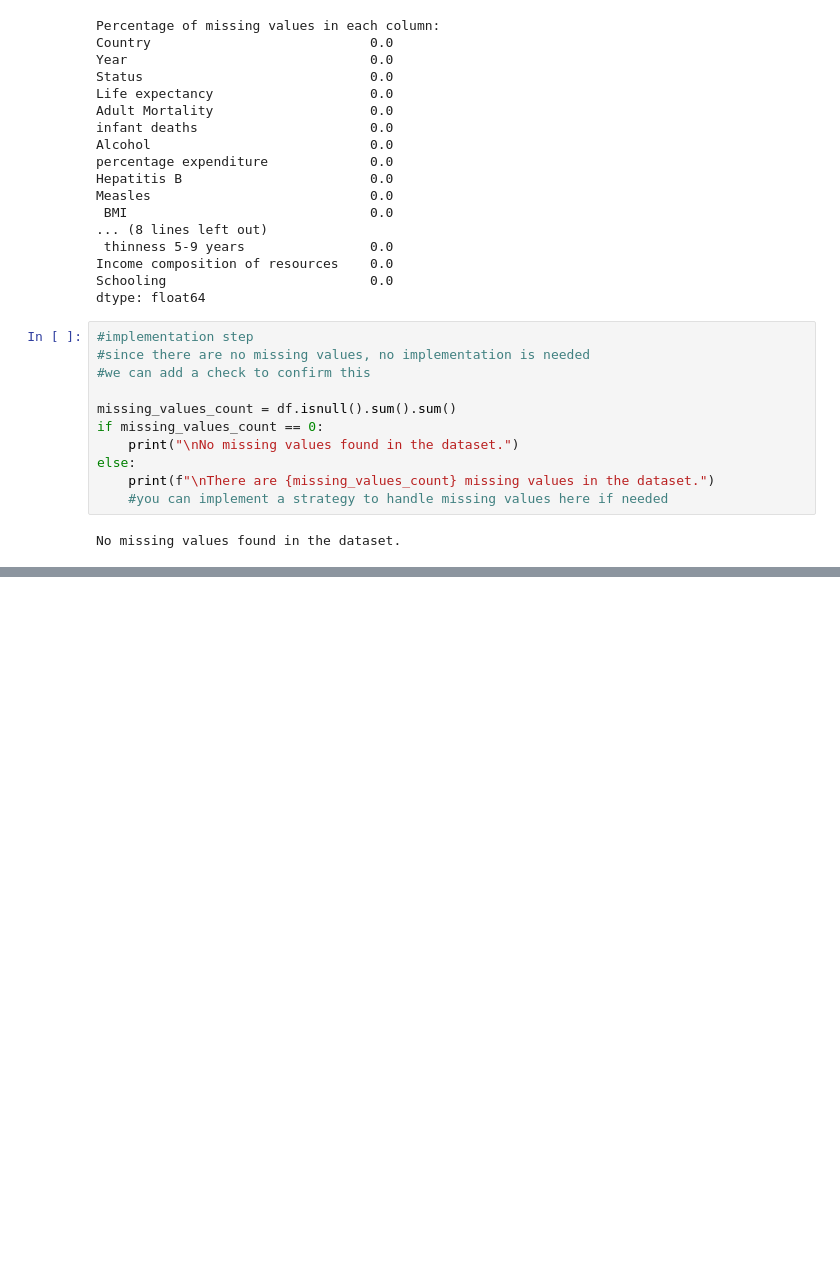
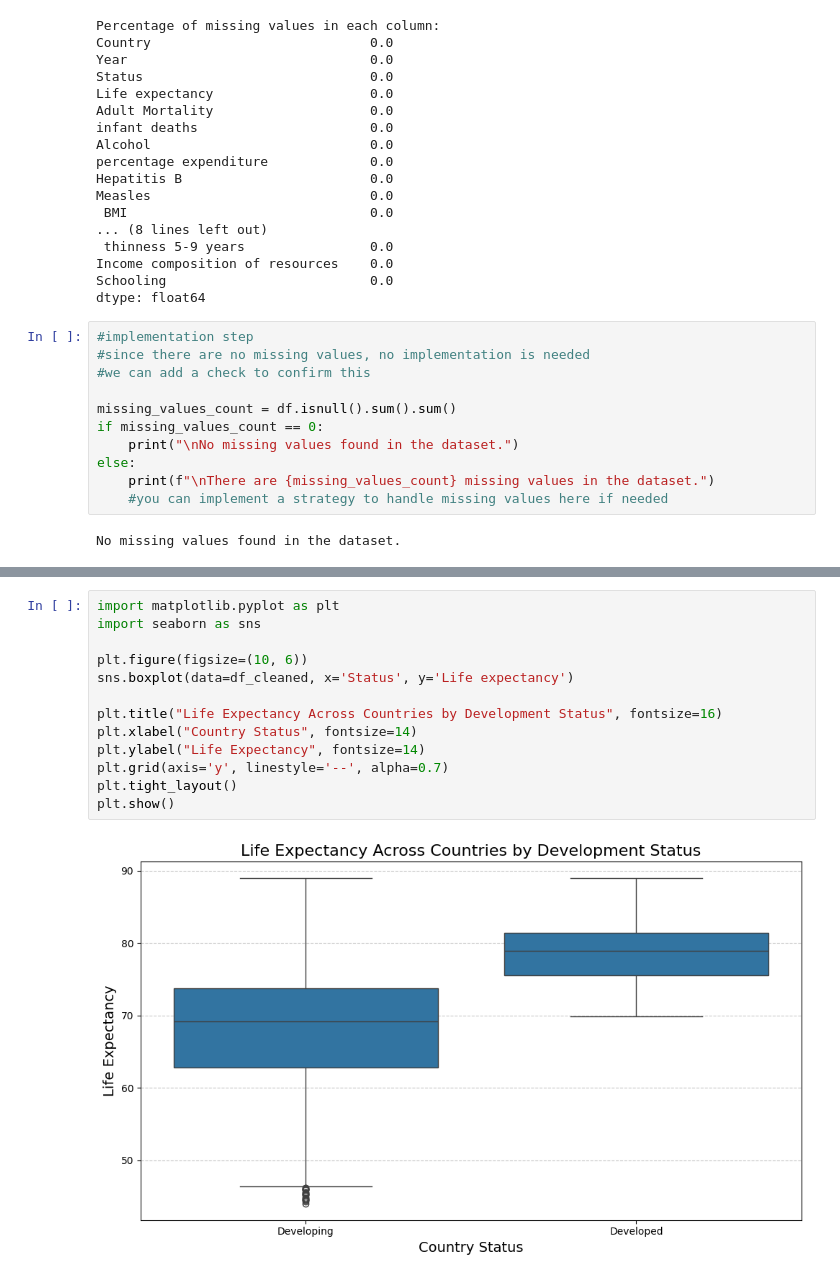
Before and after one commit to Tusiime-J/GROUP-A-Data-Science, a Jupyter notebook: life_expectancy.ipynb, the cells around one changed output, grey strips where cells are left out. Cells and saved outputs as stored; diff of their text form; blank space fills up the shorter version.

```diff
--- a/life_expectancy.ipynb
+++ b/life_expectancy.ipynb
@@ -132,0 +237,15 @@ No missing values found in the dataset.
+# %%
+import matplotlib.pyplot as plt
+import seaborn as sns
+
+plt.figure(figsize=(10, 6))
+sns.boxplot(data=df_cleaned, x='Status', y='Life expectancy')
+
+plt.title("Life Expectancy Across Countries by Development Status", fontsize=16)
+plt.xlabel("Country Status", fontsize=14)
+plt.ylabel("Life Expectancy", fontsize=14)
+plt.grid(axis='y', linestyle='--', alpha=0.7)
+plt.tight_layout()
+plt.show()
+# %% [output]
+[figure, added]
```
Also changed, not shown: parts of 16 cells of this notebook.
